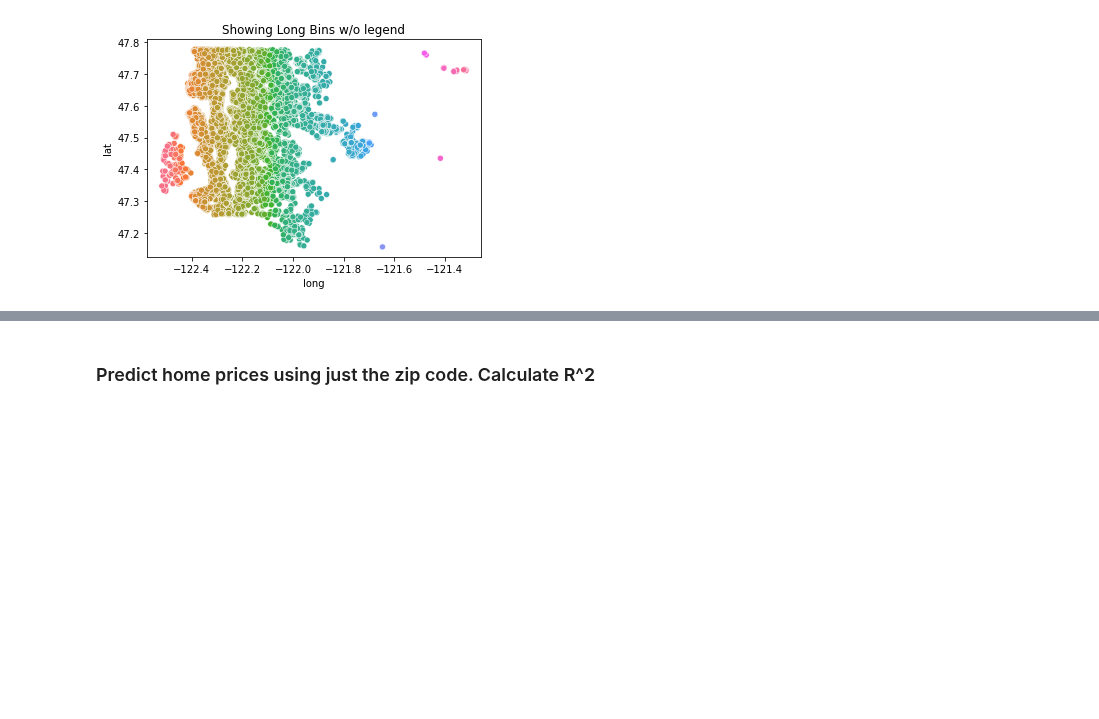
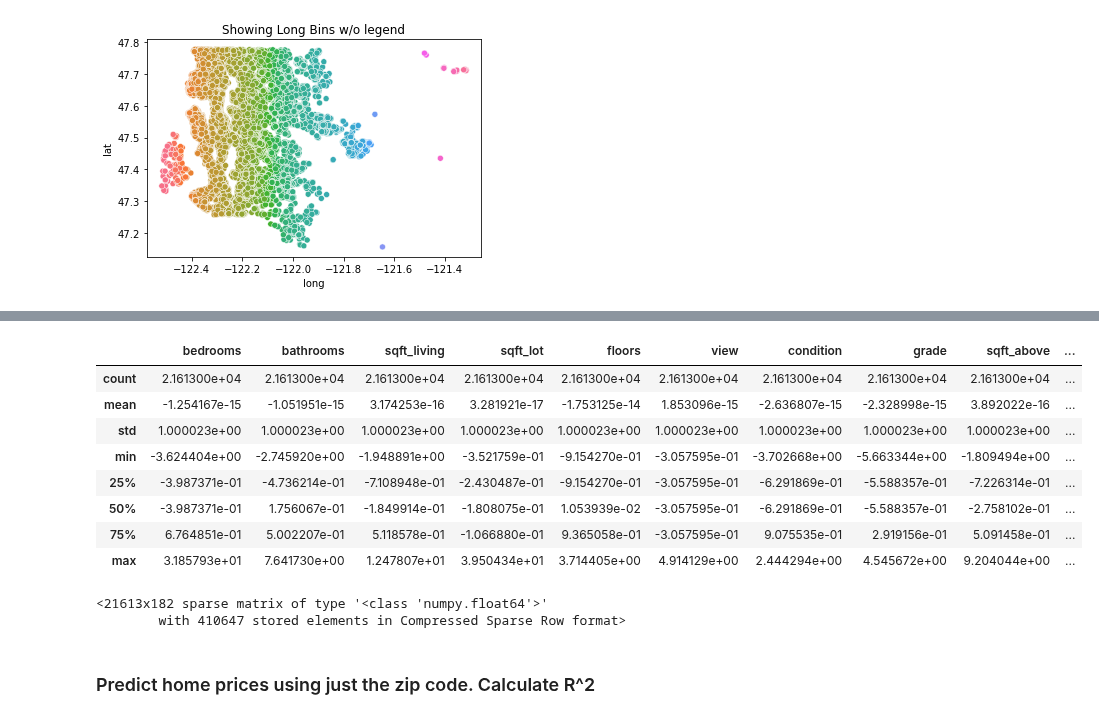
Before and after one commit to DuncanFerguson/GITHUB_REPOSITORY, a Jupyter notebook: DU_MSDS/Data Science Tools 2/HW8/homework8_Duncan_Ferguson.ipynb, the cells around one changed output, grey strips where cells are left out. Cells and saved outputs as stored; diff of their text form; code cells hidden in the pictures; blank space fills up the shorter version.

Commit message:
Fix preprocessor

```diff
--- a/DU_MSDS/Data Science Tools 2/HW8/homework8_Duncan_Ferguson.ipynb
+++ b/DU_MSDS/Data Science Tools 2/HW8/homework8_Duncan_Ferguson.ipynb
@@ -116,6 +136,9 @@ plt.show()
 # %%
 # Turning the Zip Codes in to categorical variables
 df['zipcode'] = df['zipcode'].astype('category')
+# %%
+# Turning the Waterfront in to categorical variables... There are only two options, yes/no... which is a category
+df['waterfront'] = df['waterfront'].astype('category')
 # %%
 # Turning the yr renovated into a categorical variable
 reno_flg = []
@@ -126,7 +149,7 @@ for row in df['yr_renovated']:
         reno_flg.append(1)
 df['reno_flg'] = reno_flg
 df['reno_flg'] = df['reno_flg'].astype('category')
-# %%
-# Creating a few more categorical variables
-df['view'] = df['view'].astype('category')
+# %%
+# Dropping yr renovated as we have now turned it into a categorical variable
+df.drop(columns=['yr_renovated'], inplace=True)
 # %%
@@ -162,2 +185,8 @@ memory usage: 2.9 MB
 # %%
-# Turning Zipcode into one hot encoding
+# Numeric columns: Selecting the Numeric Columns
+numFeatures = df.select_dtypes(include=['int64', 'float64']).drop(['price'], axis=1).columns
+display("Numeric features: ",numFeatures,"\n\n")
+
+#Categorical columns :
+catFeatures = df.select_dtypes(include=['category']).columns
+display(catFeatures)
@@ -163,0 +201,15 @@ memory usage: 2.9 MB
+# %%
+# Showing the Standard Scaler.
+temp = StandardScaler().fit_transform(df[numFeatures].values)
+temp = pd.DataFrame(temp, index=df.index, columns=[numFeatures])
+temp.describe()
+# %% [output]
+|  | bedrooms | bathrooms | sqft_living | sqft_lot | floors | view | condition | grade | sqft_above | ... |
+| count | 2.161300e+04 | 2.161300e+04 | 2.161300e+04 | 2.161300e+04 | 2.161300e+04 | 2.161300e+04 | 2.161300e+04 | 2.161300e+04 | 2.161300e+04 | ... |
+| mean | -1.254167e-15 | -1.051951e-15 | 3.174253e-16 | 3.281921e-17 | -1.753125e-14 | 1.853096e-15 | -2.636807e-15 | -2.328998e-15 | 3.892022e-16 | ... |
+| std | 1.000023e+00 | 1.000023e+00 | 1.000023e+00 | 1.000023e+00 | 1.000023e+00 | 1.000023e+00 | 1.000023e+00 | 1.000023e+00 | 1.000023e+00 | ... |
+| min | -3.624404e+00 | -2.745920e+00 | -1.948891e+00 | -3.521759e-01 | -9.154270e-01 | -3.057595e-01 | -3.702668e+00 | -5.663344e+00 | -1.809494e+00 | ... |
+| 25% | -3.987371e-01 | -4.736214e-01 | -7.108948e-01 | -2.430487e-01 | -9.154270e-01 | -3.057595e-01 | -6.291869e-01 | -5.588357e-01 | -7.226314e-01 | ... |
+| 50% | -3.987371e-01 | 1.756067e-01 | -1.849914e-01 | -1.808075e-01 | 1.053939e-02 | -3.057595e-01 | -6.291869e-01 | -5.588357e-01 | -2.758102e-01 | ... |
+| 75% | 6.764851e-01 | 5.002207e-01 | 5.118578e-01 | -1.066880e-01 | 9.365058e-01 | -3.057595e-01 | 9.075535e-01 | 2.919156e-01 | 5.091458e-01 | ... |
+| max | 3.185793e+01 | 7.641730e+00 | 1.247807e+01 | 3.950434e+01 | 3.714405e+00 | 4.914129e+00 | 2.444294e+00 | 4.545672e+00 | 9.204044e+00 | ... |
@@ -164,2 +226,8 @@ memory usage: 2.9 MB
+# %%
+# Transforming all the data?
+preprocessor.fit_transform(df)
+# %% [output]
+<21613x182 sparse matrix of type '<class 'numpy.float64'>'
+        with 410647 stored elements in Compressed Sparse Row format>
 # %% [markdown]
 ### Predict home prices using just the zip code.  Calculate R^2
```
Also changed, not shown: parts of 12 cells of this notebook.
